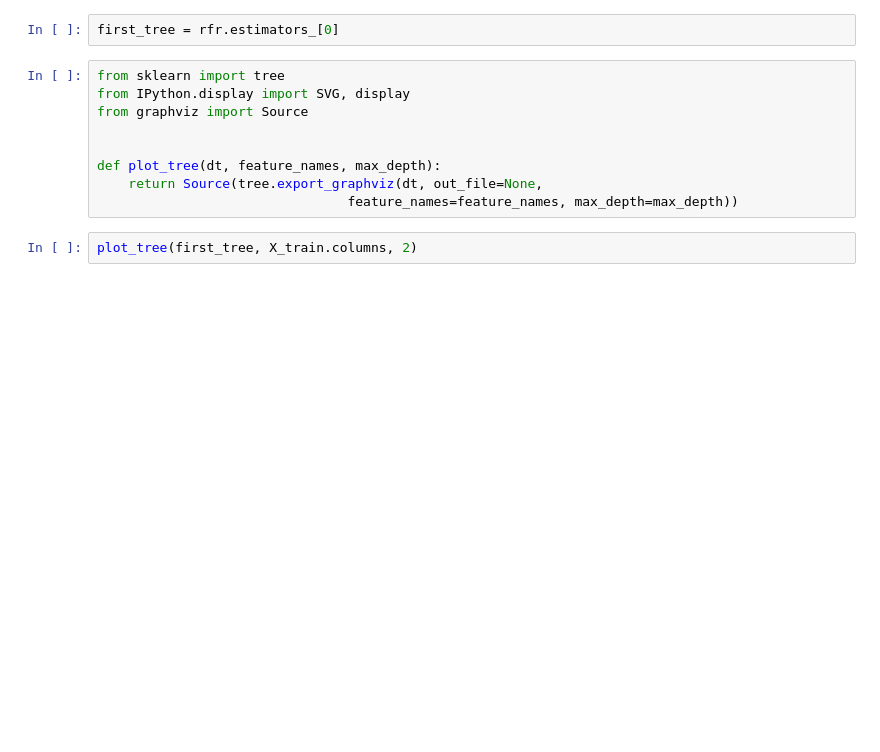
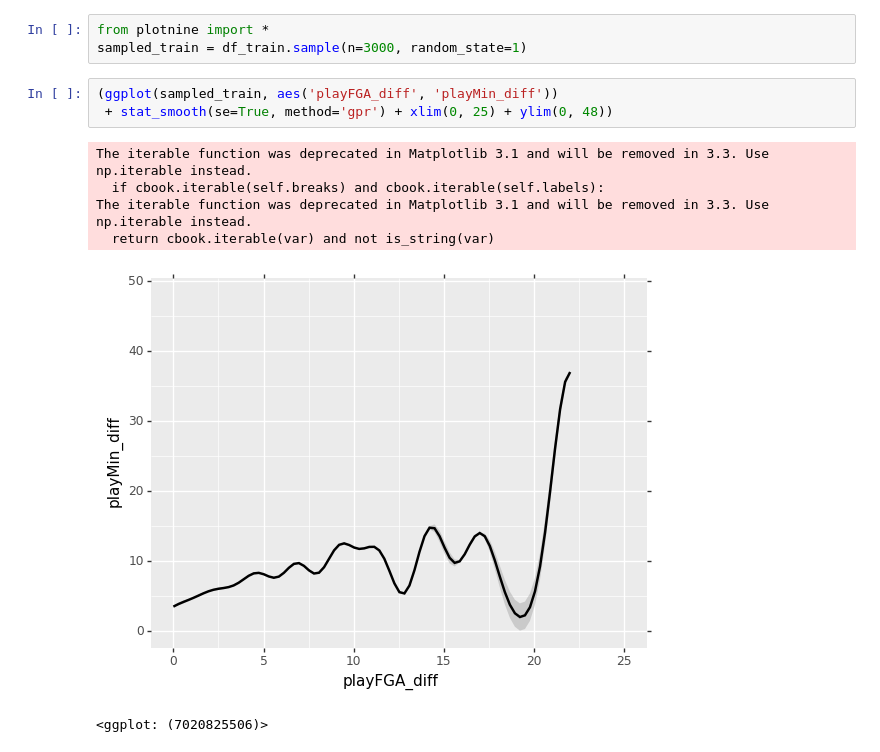
Before and after one commit to Johnnydaszhu/Data-Science, a Jupyter notebook: Final_Project/4-model-interpretation.ipynb, the cells around one changed output. Cells and saved outputs as stored; diff of their text form; blank space fills up the shorter version.

Commit message:
plotting

```diff
--- a/Final_Project/4-model-interpretation.ipynb
+++ b/Final_Project/4-model-interpretation.ipynb
@@ -49,13 +37,13 @@ eli5.explain_weights_df(pmi_limited, feature_names =feature_list)[:5]
-# %%
-first_tree = rfr.estimators_[0]
-# %%
-from sklearn import tree
-from IPython.display import SVG, display
-from graphviz import Source
-
-
-def plot_tree(dt, feature_names, max_depth):
-    return Source(tree.export_graphviz(dt, out_file=None,
-                                feature_names=feature_names, max_depth=max_depth))
-# %%
-plot_tree(first_tree, X_train.columns, 2)
+# %%
+from plotnine import *
+sampled_train = df_train.sample(n=3000, random_state=1)
+# %%
+(ggplot(sampled_train, aes('playFGA_diff', 'playMin_diff'))
+ + stat_smooth(se=True, method='gpr') + xlim(0, 25) + ylim(0, 48))
+# %% [output]
+The iterable function was deprecated in Matplotlib 3.1 and will be removed in 3.3. Use np.iterable instead.
+  if cbook.iterable(self.breaks) and cbook.iterable(self.labels):
+The iterable function was deprecated in Matplotlib 3.1 and will be removed in 3.3. Use np.iterable instead.
+  return cbook.iterable(var) and not is_string(var)
+[figure, added]
+<ggplot: (7020825506)>
```
Also changed, not shown: parts of 15 cells of this notebook.
